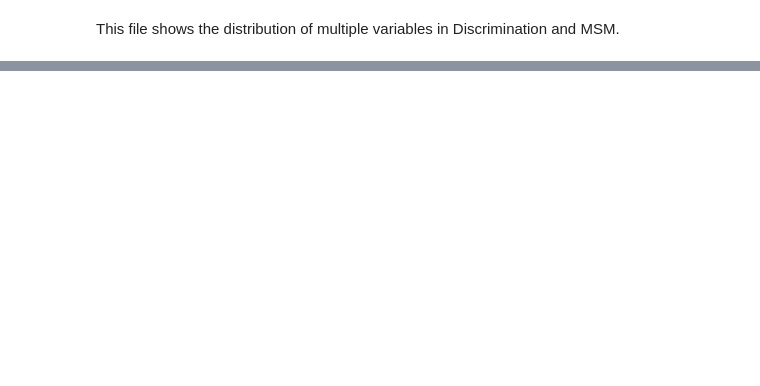
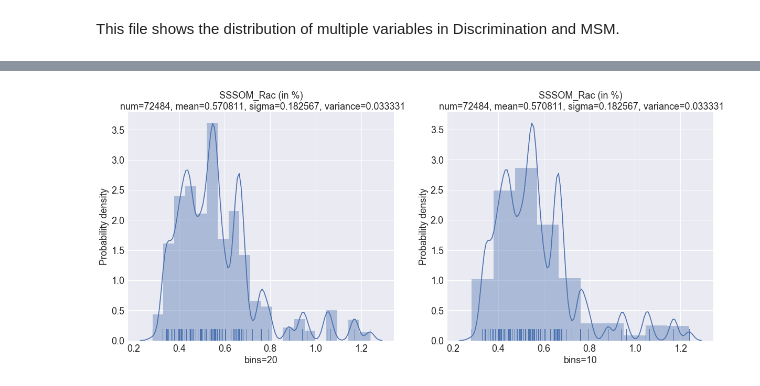
Before and after one commit to meettyj/MSM-Discrimination-on-Twitter, a Jupyter notebook: visulization/distribution.ipynb, the cells around one changed output, grey strips where cells are left out. Drawn from its saved outputs; the diff is of its cells as text; code cells hidden in the pictures; blank space fills up the shorter version.

```diff
--- a/visulization/distribution.ipynb
+++ b/visulization/distribution.ipynb
@@ -10,3 +10,4 @@ import warnings
 warnings.filterwarnings("ignore")
 # %%
 P18_data_path = "../data/P18_Final_Data_07162019.csv"
+discrimination_data_path = "../data/discrimination/NYC-RacismNHomophobia.csv"
@@ -86,0 +91,3 @@ for feature in features_list:
+# %%
+df_discrimination = pd.read_csv(discrimination_data_path)
+df_discrimination[:3]
@@ -86,0 +99,35 @@ for feature in features_list:
+# %%
+# Draw the figure of discrimination feature.
+for feature in discrimination_features_list:
+    df_feature = df_discrimination[feature]
+    count = 0
+    x = []
+    for value in df_feature:
+        if not np.isnan(value):
+            x.append(value)
+            count += 1
+
+    mean =np.mean(x)
+    sigma =np.std(x)
+    variance = np.var(x)
+
+#     Using seaborn library
+    fig,axes=plt.subplots(1,2,figsize=(20,8))
+
+    sns.distplot(x, kde=True, bins = 20, rug=True, ax=axes[0])
+    axes[0].tick_params(axis='y',labelsize=18)
+    axes[0].tick_params(axis='x',labelsize=18)
+    axes[0].set_xlabel("bins=20", fontsize=18)
+    axes[0].set_title("%s\n num=%d, mean=%f, sigma=%f, variance=%f" % (feature, len(x), mean, sigma, variance), fontsize=18)
+    axes[0].set_ylabel("Probability density", fontsize=18)
+
+    sns.distplot(x, kde=True, bins = 10, rug=True, ax=axes[1])
+    axes[1].tick_params(axis='y',labelsize=18)
+    axes[1].tick_params(axis='x',labelsize=18)
+    axes[1].set_xlabel("bins=10", fontsize=18)
+    axes[1].set_title("%s\n num=%d, mean=%f, sigma=%f, variance=%f" % (feature, len(x), mean, sigma, variance), fontsize=18)
+    axes[1].set_ylabel("Probability density", fontsize=18)
+
+    break
+# %% [output]
+[figure, added]
```
Also changed, not shown: parts of 7 cells of this notebook.
